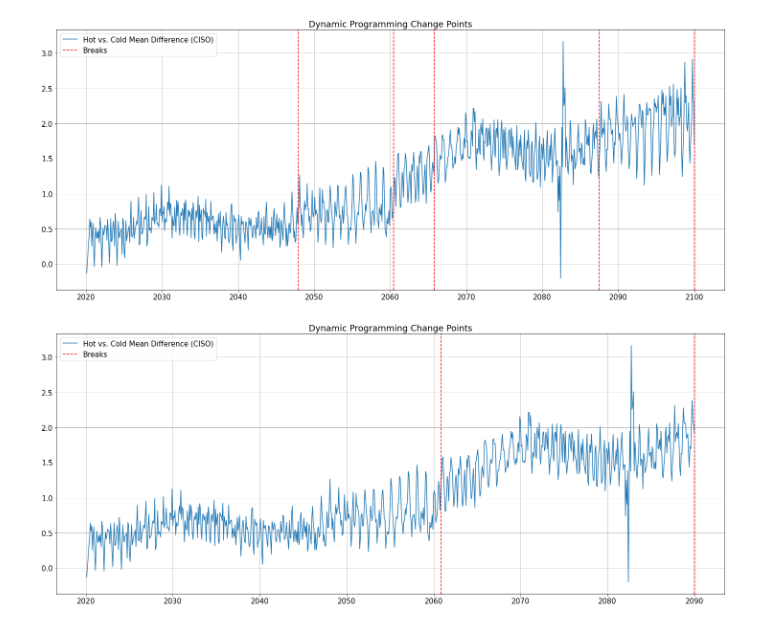
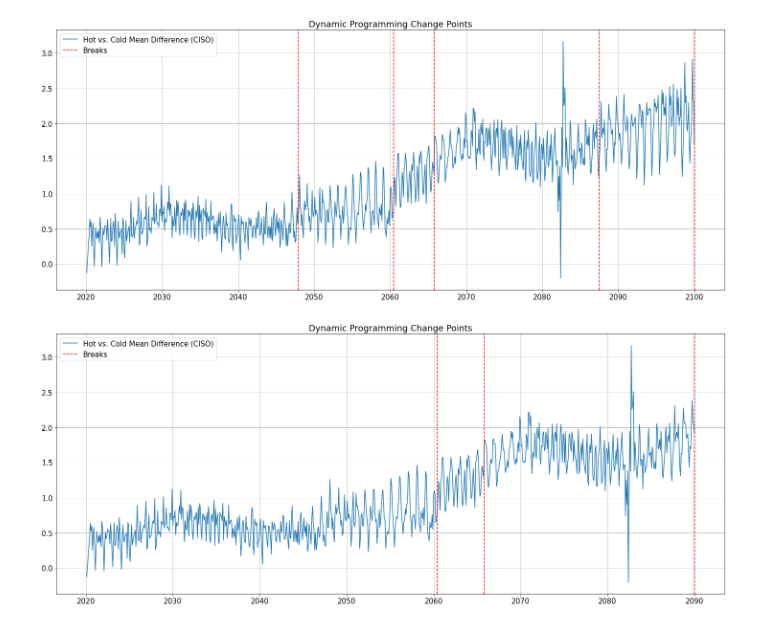
Before and after one commit to IMMM-SFA/misha_code, a Jupyter notebook: ruptures_test.ipynb, the cells around one changed output. Saved outputs shown, nothing was run; the diff lists cells and outputs as text; code cells hidden in the pictures.

```diff
--- a/ruptures_test.ipynb
+++ b/ruptures_test.ipynb
@@ -209,40 +209,40 @@ mean_ts = aec_test['Mean_Difference']
 mean_list = np.array(mean_ts.tolist())
 
 # estimate number of breaks
-n_breaks = 2  # what are the criteria here?
+n_breaks = 3  # what are the criteria here?
 
 # decide on the model ("l1", "l2", or "rbf" i.e. Gaussian) and apply the search method
 model = rpt.Dynp(model = "l1")
 
 # fit() takes the time-series list as input and fits the algorithm to the data
 model.fit(mean_list)
 
 # predict() works on top of trained model to predict the labels for the test data
 breaks = model.predict(n_bkps = n_breaks - 1)
 
 # create list of the indexes where breaks occur
 breaks_rpt = []
 for i in breaks:
     breaks_rpt.append(mean_ts.index[i-1])
 breaks_rpt = pd.to_datetime(breaks_rpt)
 
 # plot the breaks from the dynp search method
 plt.figure(figsize=(25, 10))
 plt.rcParams['font.size'] = 15
 plt.plot(mean_ts, label = 'Hot vs. Cold Mean Difference (CISO)')
 plt.title('Dynamic Programming Change Points')
 print_legend = True
 for i in breaks_rpt:
     if print_legend:
         plt.axvline(i, color = 'red', linestyle = 'dashed', label = 'Breaks')
         print_legend = False
     else:
         plt.axvline(i, color = 'red', linestyle = 'dashed')
 plt.grid()
 plt.legend()
 plt.show()
 # %% [output]
-[figure, old version]
+[figure, new version]
 # %%
 # creation of data
 n, dim = 500, 3
```
Also changed, not shown: parts of 3 cells of this notebook.
